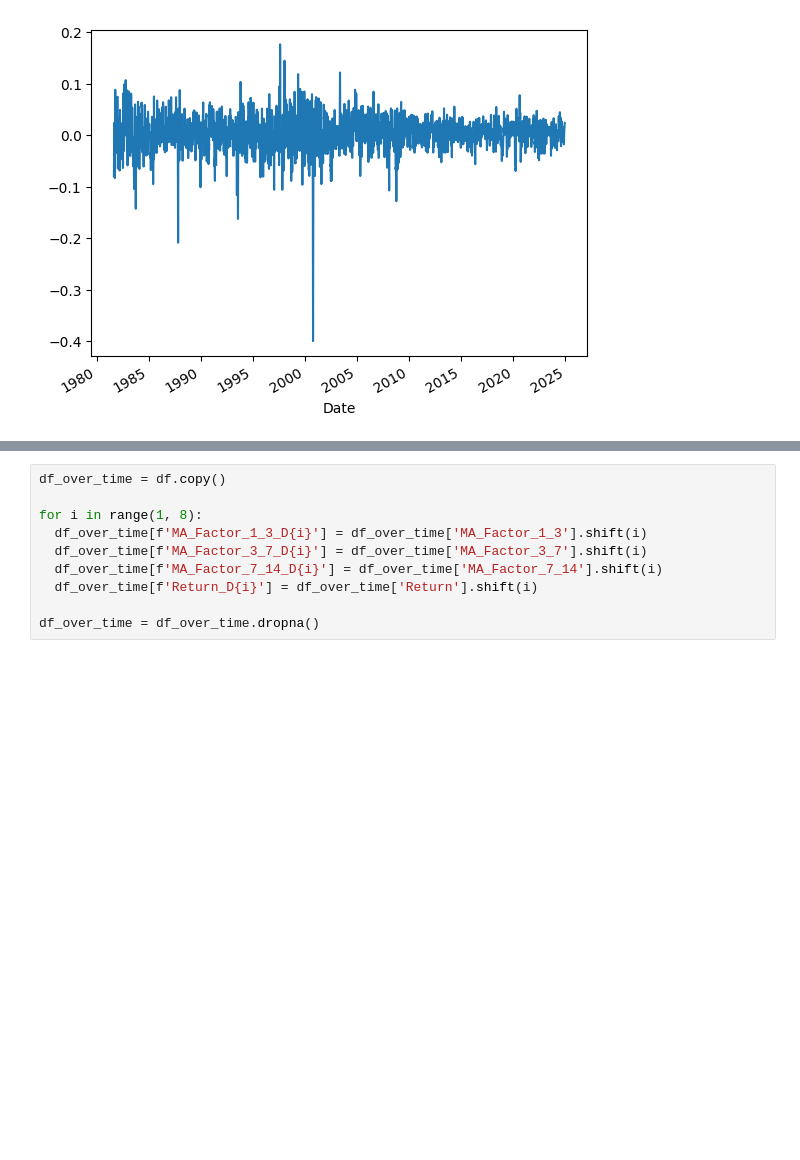
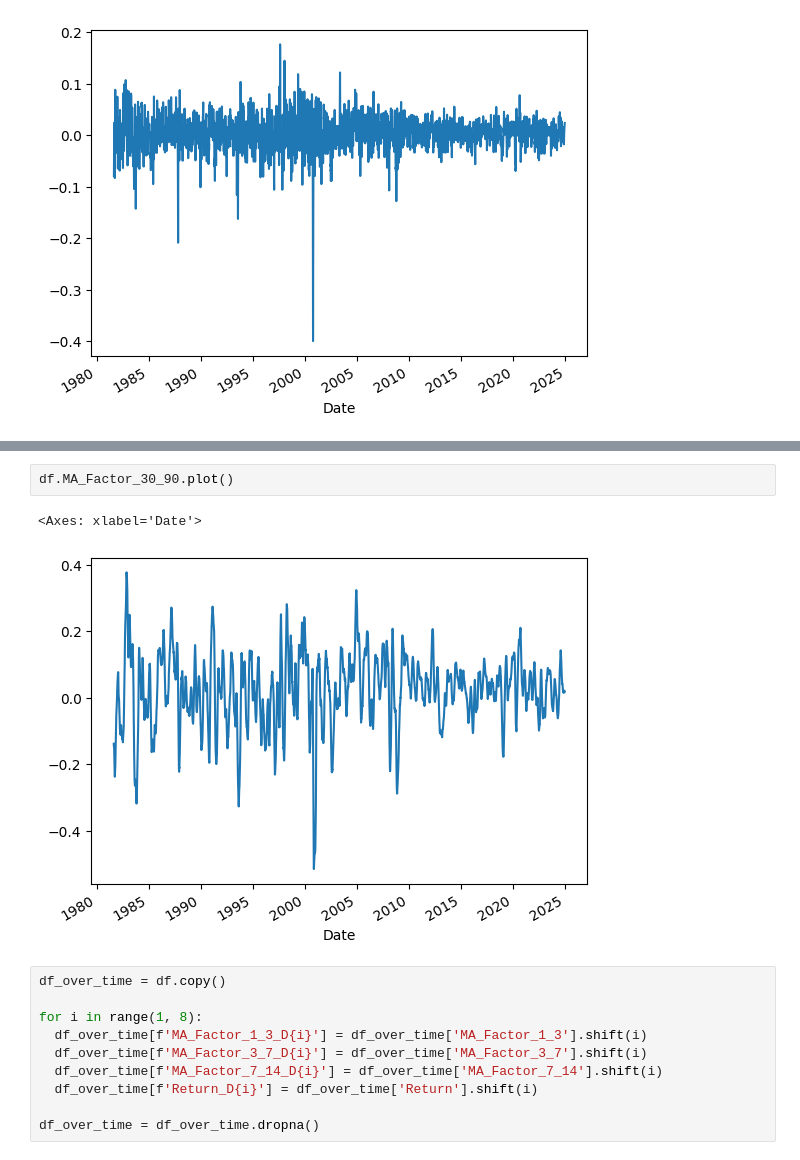
Before and after one commit to egeatmaca/stock_price_prediction, a Jupyter notebook: transformers_and_lstm.ipynb, the cells around one changed output, grey strips where cells are left out. Saved outputs shown, nothing was run; the diff lists cells and outputs as text; blank space fills up the shorter version.

```diff
--- a/transformers_and_lstm.ipynb
+++ b/transformers_and_lstm.ipynb
@@ -127,3 +153,8 @@ df.MA_Factor_7_14.plot()
+# %%
+df.MA_Factor_30_90.plot()
+# %% [output]
+<Axes: xlabel='Date'>
+[figure, added]
 # %%
 df_over_time = df.copy()
 
```
Also changed, not shown: parts of 18 cells of this notebook, 6 other files.
